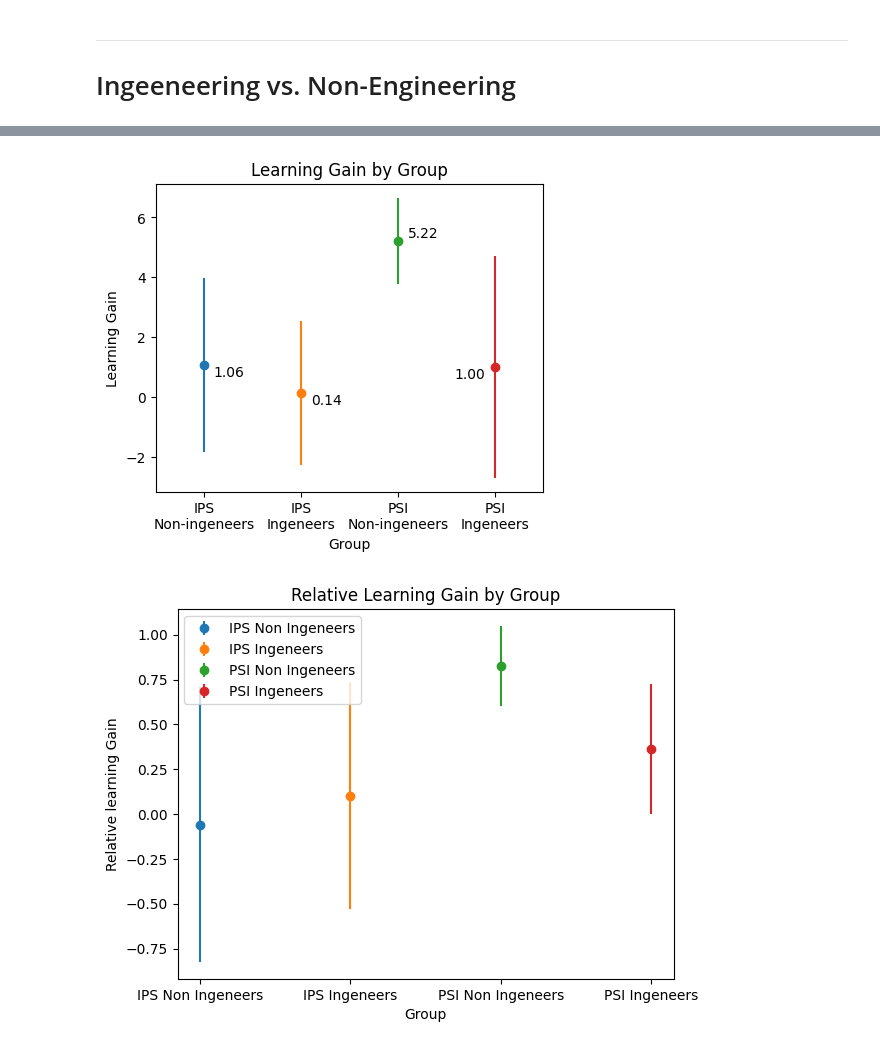
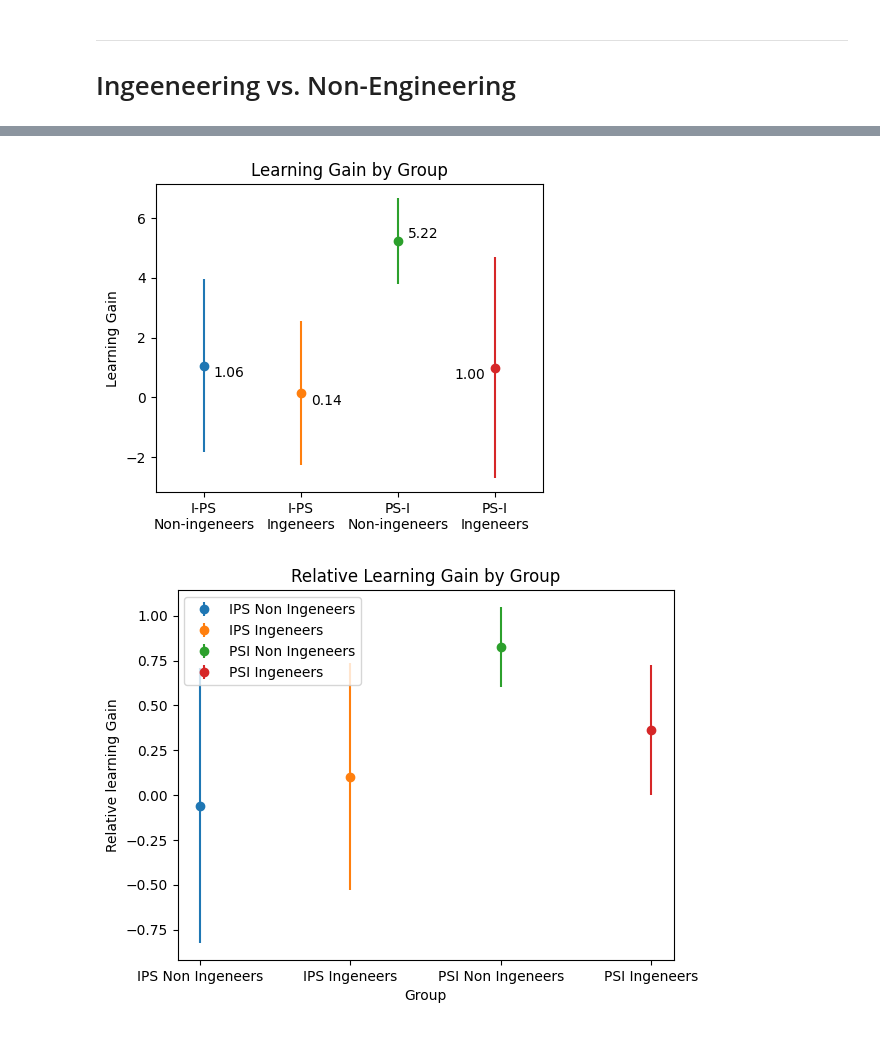
Before and after one commit to Ludodo06/Vigenere-Cipher-Project, a Jupyter notebook: Results/analysis.ipynb, the cells around one changed output, grey strips where cells are left out. Drawn from its saved outputs; the diff is of its cells as text; code cells hidden in the pictures.

```diff
--- a/Results/analysis.ipynb
+++ b/Results/analysis.ipynb
@@ -821,46 +821,46 @@ ips_non_ingeneers_std = ips_non_ingeneers_df['Learning gain'].std()
 plt.figure(figsize=(5, 4))
 
 # Plotting mean and std for ips_non_ingeneers_df
-plt.errorbar('IPS\nNon-ingeneers', ips_non_ingeneers_mean, yerr=ips_non_ingeneers_std, fmt='o', label='IPS Non Ingeneers')
+plt.errorbar('I-PS\nNon-ingeneers', ips_non_ingeneers_mean, yerr=ips_non_ingeneers_std, fmt='o', label='IPS Non Ingeneers')
 
 # Plotting mean and std for ips_ingeneers_df
-plt.errorbar('IPS\nIngeneers', ips_ingeneers_mean, yerr=ips_ingeneers_std, fmt='o', label='IPS Ingeneers')
+plt.errorbar('I-PS\nIngeneers', ips_ingeneers_mean, yerr=ips_ingeneers_std, fmt='o', label='IPS Ingeneers')
 
 # Plotting mean and std for psi_non_ingeneers_df
-plt.errorbar('PSI\nNon-ingeneers', psi_non_ingeneers_mean, yerr=psi_non_ingeneers_std, fmt='o', label='PSI Non Ingeneers')
+plt.errorbar('PS-I\nNon-ingeneers', psi_non_ingeneers_mean, yerr=psi_non_ingeneers_std, fmt='o', label='PSI Non Ingeneers')
 
 # Plotting mean and std for psi_ingeneers_df
-plt.errorbar('PSI\nIngeneers', psi_ingeneers_mean, yerr=psi_ingeneers_std, fmt='o', label='PSI Ingeneers')
+plt.errorbar('PS-I\nIngeneers', psi_ingeneers_mean, yerr=psi_ingeneers_std, fmt='o', label='PSI Ingeneers')
 
 # Set the x-axis label
-plt.xlabel('Group')
+# plt.xlabel('Group')
 
 # Set the y-axis label
 plt.ylabel('Learning Gain')
 
 # Set the title of the plot
 plt.title('Learning Gain by Group')
 
 # Add a legend
 # plt.legend()
 
 # X axis goes from -0.5 to 3.5
 plt.xlim(-0.5, 3.5)
 
 # Add mean annotations
 plt.text(0.1, ips_non_ingeneers_mean, f"{ips_non_ingeneers_mean:.2f}", ha='left', va='top')
 plt.text(1.1, ips_ingeneers_mean, f"{ips_ingeneers_mean:.2f}", ha='left', va='top')
 plt.text(2.1, psi_non_ingeneers_mean, f"{psi_non_ingeneers_mean:.2f}", ha='left', va='bottom')
 plt.text(2.9, psi_ingeneers_mean, f"{psi_ingeneers_mean:.2f}", ha='right', va='top')
 
 
 # Save the plot
 plt.savefig(r"../Images/gain_studies.png", bbox_inches="tight")
 
 # Show the plot
 plt.show()
 # %% [output]
-[figure, old version]
+[figure, new version]
 # %%
 # Compute mean and std for psi_ingeneers_df
 psi_ingeneers_mean = psi_ingeneers_df['Relative learning gain'].mean()
```
Also changed, not shown: parts of 7 cells of this notebook.
